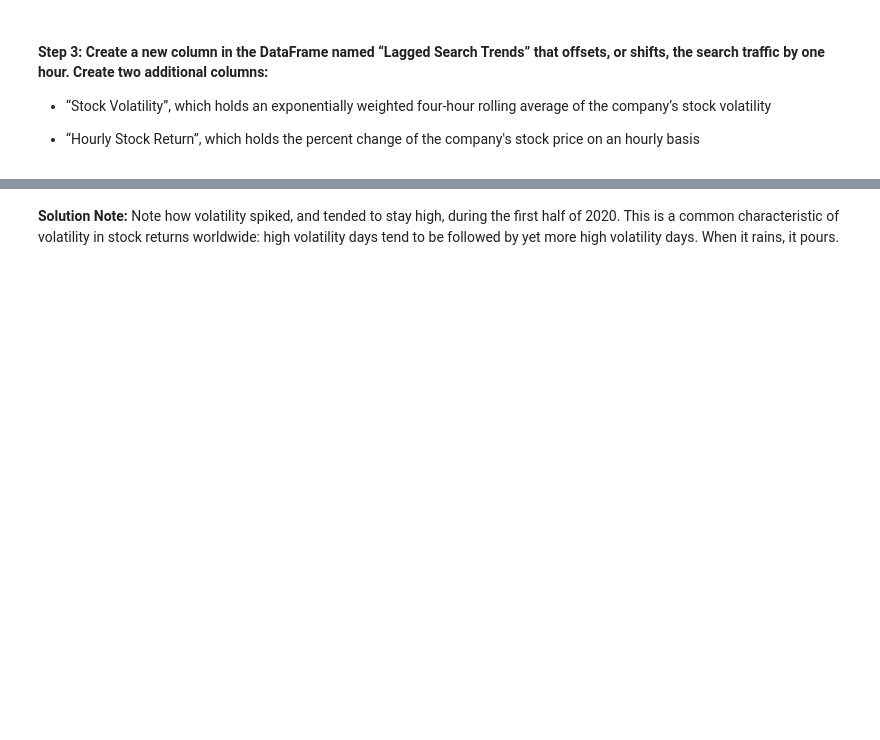
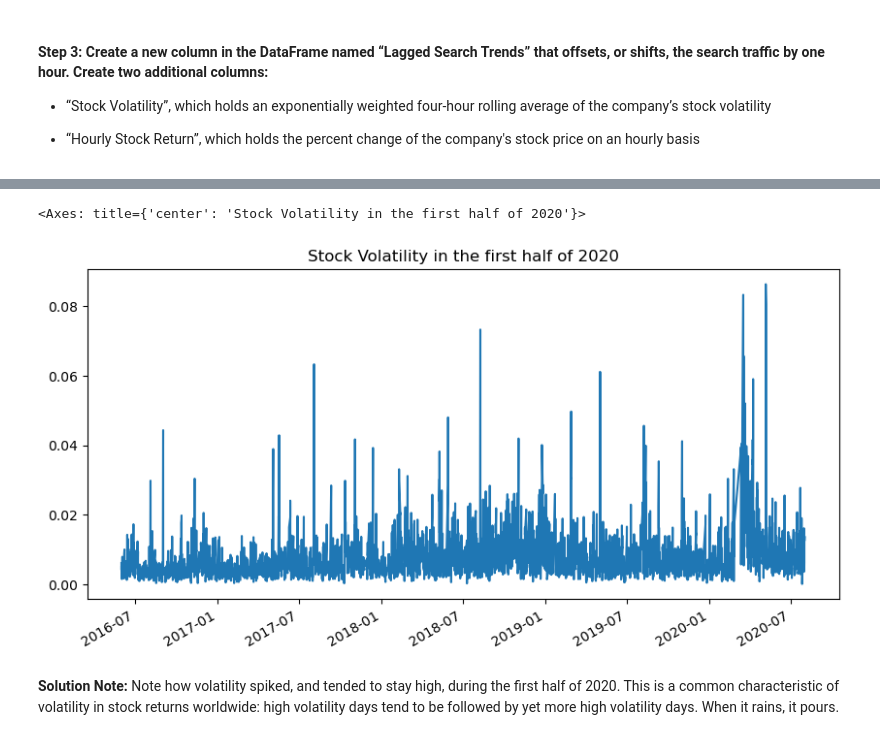
Before and after one commit to elcooney/prophet-challenge, a Jupyter notebook: forecasting_net_prophet.ipynb, the cells around one changed output, grey strips where cells are left out. Saved outputs shown, nothing was run; the diff lists cells and outputs as text; code cells hidden in the pictures; blank space fills up the shorter version.

```diff
--- a/forecasting_net_prophet.ipynb
+++ b/forecasting_net_prophet.ipynb
@@ -250,9 +261,11 @@ display(df_mercado_stock.tail())
 # %%
 # Concatenate the df_mercado_stock DataFrame with the df_mercado_trends DataFrame
 # Concatenate the DataFrame by columns (axis=1), and drop and rows with only one column of data
-
+merged_df_mercado = pd.concat([df_mercado_stock, df_mercado_trends], axis=1).dropna()
 
 # View the first and last five rows of the DataFrame
+display(merged_df_mercado.head())
+display(merged_df_mercado.tail())
 # %% [output]
 |  | close | Search Trends |
 | 2016-06-01 09:00:00 | 135.16 | 6.0 |
@@ -308,3 +330,5 @@ array([<Axes: >, <Axes: >], dtype=object)
 # %%
 # Create a new column in the mercado_stock_trends_df DataFrame called Lagged Search Trends
 # This column should shift the Search Trends information by one hour
+merged_df_mercado['Lagged Search Trends'] = merged_df_mercado['Search Trends'].shift()
+merged_df_mercado.head()
@@ -311,3 +342,5 @@ array([<Axes: >, <Axes: >], dtype=object)
 # %%
 # Create a new column in the mercado_stock_trends_df DataFrame called Stock Volatility
 # This column should calculate the standard deviation of the closing stock price return data over a 4 period rolling window
+merged_df_mercado['Stock Volatility'] = merged_df_mercado['close'].pct_change().rolling(window=4).std()
+merged_df_mercado.head()
@@ -319,3 +354,9 @@ array([<Axes: >, <Axes: >], dtype=object)
+# %%
+# Visualize the stock volatility
+merged_df_mercado['Stock Volatility'].plot(title="Stock Volatility in the first half of 2020", figsize=[10,5])
+# %% [output]
+<Axes: title={'center': 'Stock Volatility in the first half of 2020'}>
+[figure, added]
 # %% [markdown]
 **Solution Note:** Note how volatility spiked, and tended to stay high, during the first half of 2020. This is a common characteristic of volatility in stock returns worldwide: high volatility days tend to be followed by yet more high volatility days. When it rains, it pours.
 # %%
```
Also changed, not shown: parts of 16 cells of this notebook.
